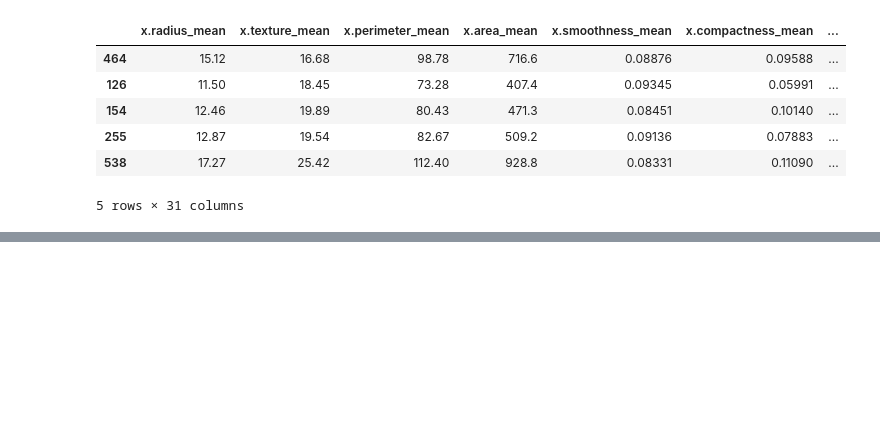
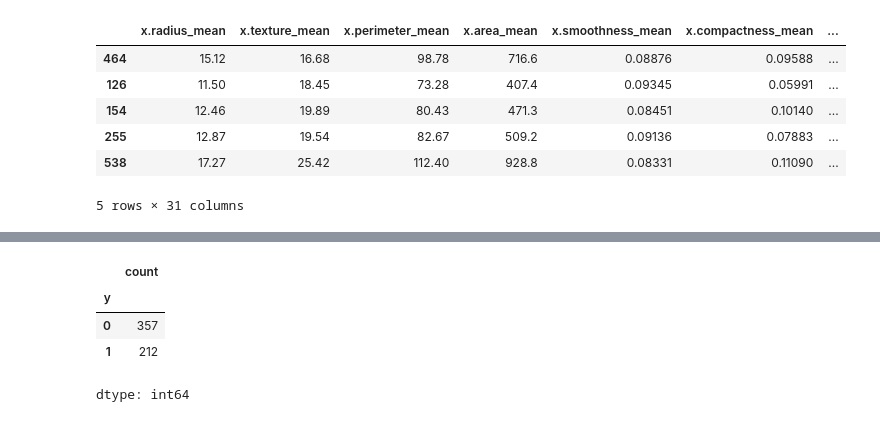
Before and after one commit to touhid0503/Breast_Cancer_Diagnosis_Classification_System, a Jupyter notebook: job3.ipynb, the cells around one changed output, grey strips where cells are left out. Saved outputs shown, nothing was run; the diff lists cells and outputs as text; code cells hidden in the pictures; blank space fills up the shorter version.

```diff
--- a/job3.ipynb
+++ b/job3.ipynb
@@ -101,0 +121,8 @@ df.sample(5)
+# %%
+df['y'].value_counts()
+# %% [output]
+|  | count |
+| y |  |
+| 0 | 357 |
+| 1 | 212 |
+dtype: int64
```
Also changed, not shown: parts of 3 cells of this notebook.
